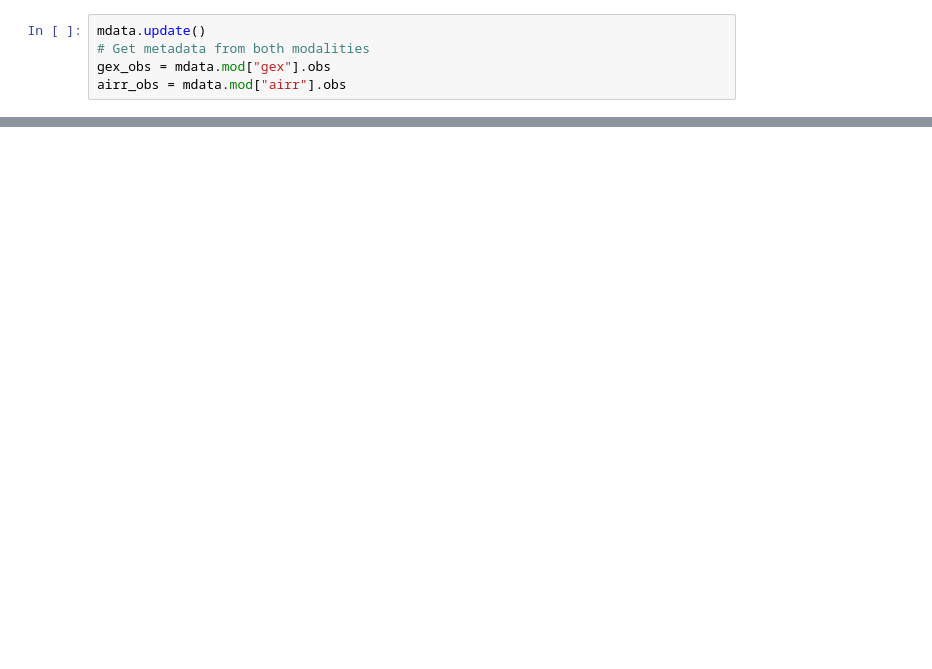
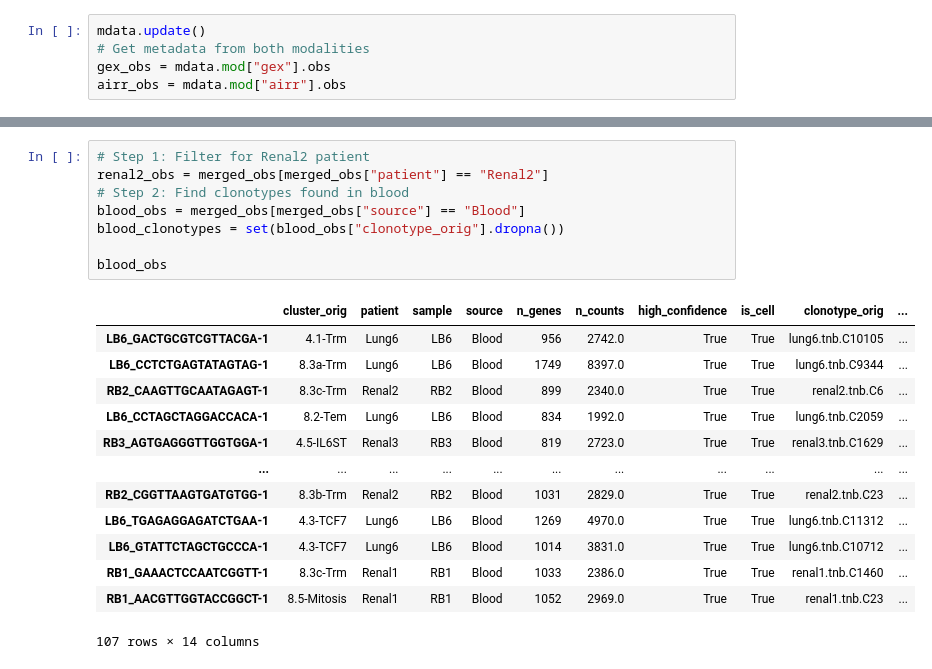
Before and after one commit to klundquist/scTCR-project, a Jupyter notebook: fig1d.ipynb, the cells around one changed output, grey strips where cells are left out. Cells and saved outputs as stored; diff of their text form; blank space fills up the shorter version.

```diff
--- a/fig1d.ipynb
+++ b/fig1d.ipynb
@@ -151,0 +180,22 @@ airr_obs
+# %%
+# Step 1: Filter for Renal2 patient
+renal2_obs = merged_obs[merged_obs["patient"] == "Renal2"]
+# Step 2: Find clonotypes found in blood
+blood_obs = merged_obs[merged_obs["source"] == "Blood"]
+blood_clonotypes = set(blood_obs["clonotype_orig"].dropna())
+
+blood_obs
+# %% [output]
+|  | cluster_orig | patient | sample | source | n_genes | n_counts | high_confidence | is_cell | clonotype_orig | ... |
+| LB6_GACTGCGTCGTTACGA-1 | 4.1-Trm | Lung6 | LB6 | Blood | 956 | 2742.0 | True | True | lung6.tnb.C10105 | ... |
+| LB6_CCTCTGAGTATAGTAG-1 | 8.3a-Trm | Lung6 | LB6 | Blood | 1749 | 8397.0 | True | True | lung6.tnb.C9344 | ... |
+| RB2_CAAGTTGCAATAGAGT-1 | 8.3c-Trm | Renal2 | RB2 | Blood | 899 | 2340.0 | True | True | renal2.tnb.C6 | ... |
+| LB6_CCTAGCTAGGACCACA-1 | 8.2-Tem | Lung6 | LB6 | Blood | 834 | 1992.0 | True | True | lung6.tnb.C2059 | ... |
+| RB3_AGTGAGGGTTGGTGGA-1 | 4.5-IL6ST | Renal3 | RB3 | Blood | 819 | 2723.0 | True | True | renal3.tnb.C1629 | ... |
+| ... | ... | ... | ... | ... | ... | ... | ... | ... | ... | ... |
+| RB2_CGGTTAAGTGATGTGG-1 | 8.3b-Trm | Renal2 | RB2 | Blood | 1031 | 2829.0 | True | True | renal2.tnb.C23 | ... |
+| LB6_TGAGAGGAGATCTGAA-1 | 4.3-TCF7 | Lung6 | LB6 | Blood | 1269 | 4970.0 | True | True | lung6.tnb.C11312 | ... |
+| LB6_GTATTCTAGCTGCCCA-1 | 4.3-TCF7 | Lung6 | LB6 | Blood | 1014 | 3831.0 | True | True | lung6.tnb.C10712 | ... |
+| RB1_GAAACTCCAATCGGTT-1 | 8.3c-Trm | Renal1 | RB1 | Blood | 1033 | 2386.0 | True | True | renal1.tnb.C1460 | ... |
+| RB1_AACGTTGGTACCGGCT-1 | 8.5-Mitosis | Renal1 | RB1 | Blood | 1052 | 2969.0 | True | True | renal1.tnb.C23 | ... |
+107 rows × 14 columns
```
Also changed, not shown: parts of 12 cells of this notebook, 2 other files.
